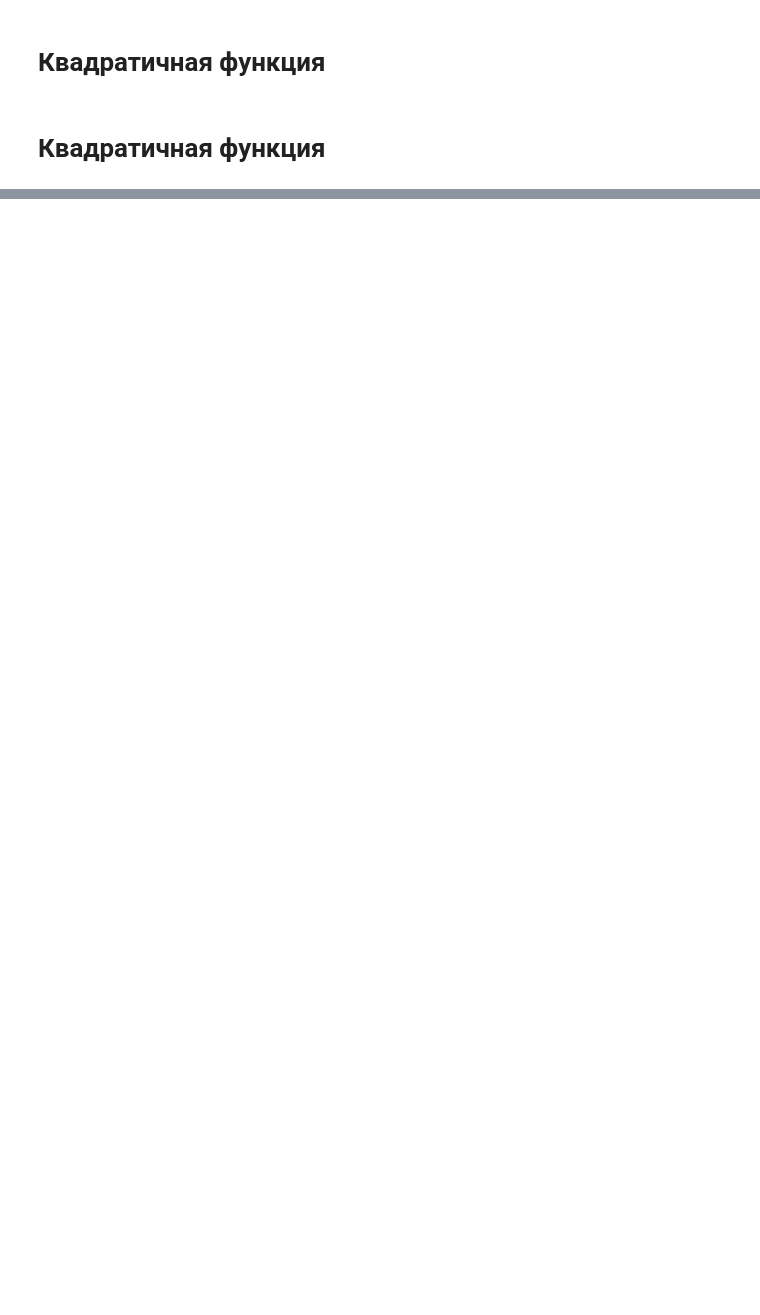
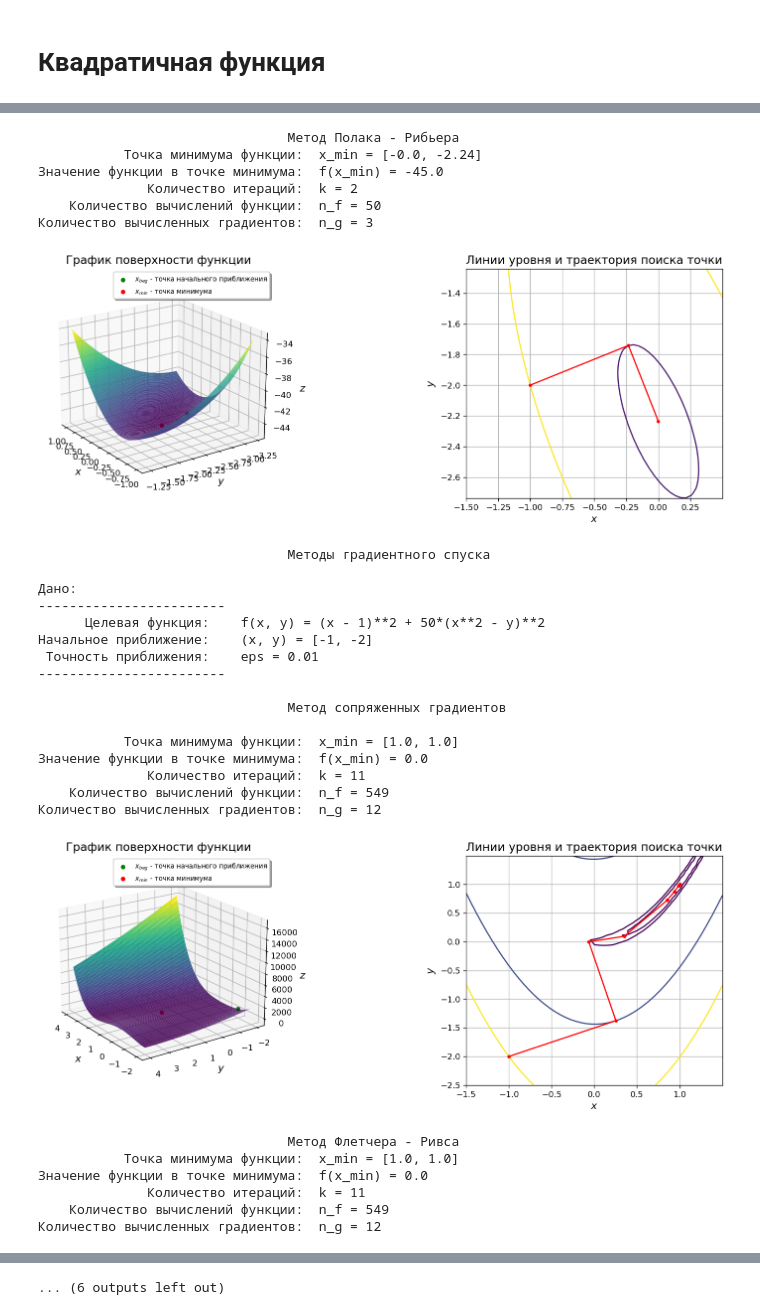
Before and after one commit to sanonesan/optimization_methods_labs, a Jupyter notebook: lab3/lab3.ipynb, the cells around one changed output, grey strips where cells are left out. Saved outputs shown, nothing was run; the diff lists cells and outputs as text; code cells hidden in the pictures; blank space fills up the shorter version.

Commit message:
print_res minor changes

```diff
--- a/lab3/lab3.ipynb
+++ b/lab3/lab3.ipynb
@@ -119,4 +309,25 @@ def draw_all(x0, x_min, xk, w_norm, flag, foo):
-# %% [markdown]
-<H1>
-Квадратичная функция
-</H1>
+# %%
+
+
+e_help = 2
+eps = 10**(-e_help)
+
+x0 = [-1, -2]
+#foo = lambda x, y: alpha * (x**2 - y)**2 + (x - 1)**2
+foo = lambda x, y: 5*x**2 + 4* x * y + 2 * y**2 + 4 * math.sqrt(5) * (x +  y) -35
+print_res(foo, x0, 2, 0)
+
+alpha = 50
+foo = lambda x, y: alpha * (x**2 - y)**2 + (x - 1)**2
+#foo = lambda x, y: 6*x**2 - 4* x * y + 3 * y**2 + 4 * math.sqrt(5) * (x +  2*y) +22
+print_res(foo, x0, 2, 1)
+
+alpha = 200
+
+foo = lambda x, y: alpha * (x**2 - y)**2 + (x - 1)**2
+print_res(foo, x0, 2, 1)
+
+#foo = lambda x, y: 6*x**2 - 4* x * y + 3 * y**2 + 4 * math.sqrt(5) * (x +  2*y) +22
+
+#foo = lambda x, y: 10*x**2 - 4* x * y + 7 * y**2 - 4 * math.sqrt(5) * (5*x - y) -16
+# %% [output]
@@ -122,0 +358,30 @@ def draw_all(x0, x_min, xk, w_norm, flag, foo):
+                                Метод Полака - Рибьера
+           Точка минимума функции:  x_min = [-0.0, -2.24]
+Значение функции в точке минимума:  f(x_min) = -45.0
+              Количество итераций:  k = 2
+    Количество вычислений функции:  n_f = 50
+Количество вычисленных градиентов:  n_g = 3
+[figure, added]
+                                Методы градиентного спуска
+
+Дано:
+------------------------
+      Целевая функция:    f(x, y) = (x - 1)**2 + 50*(x**2 - y)**2
+Начальное приближение:    (x, y) = [-1, -2]
+ Точность приближения:    eps = 0.01
+------------------------
+
+                                Метод сопряженных градиентов
+
+           Точка минимума функции:  x_min = [1.0, 1.0]
+Значение функции в точке минимума:  f(x_min) = 0.0
+              Количество итераций:  k = 11
+    Количество вычислений функции:  n_f = 549
+Количество вычисленных градиентов:  n_g = 12
+[figure, added]
+                                Метод Флетчера - Ривса
+           Точка минимума функции:  x_min = [1.0, 1.0]
+Значение функции в точке минимума:  f(x_min) = 0.0
+              Количество итераций:  k = 11
+    Количество вычислений функции:  n_f = 549
+Количество вычисленных градиентов:  n_g = 12
@@ -122,0 +396 @@ def draw_all(x0, x_min, xk, w_norm, flag, foo):
+... (6 outputs left out)
```
Also changed, not shown: parts of 24 cells of this notebook.
